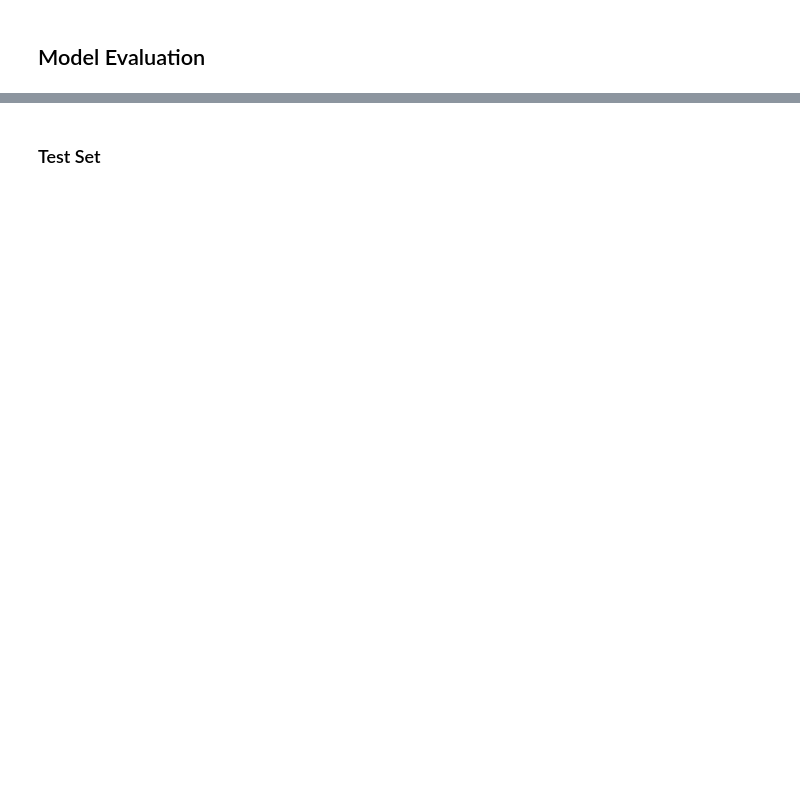
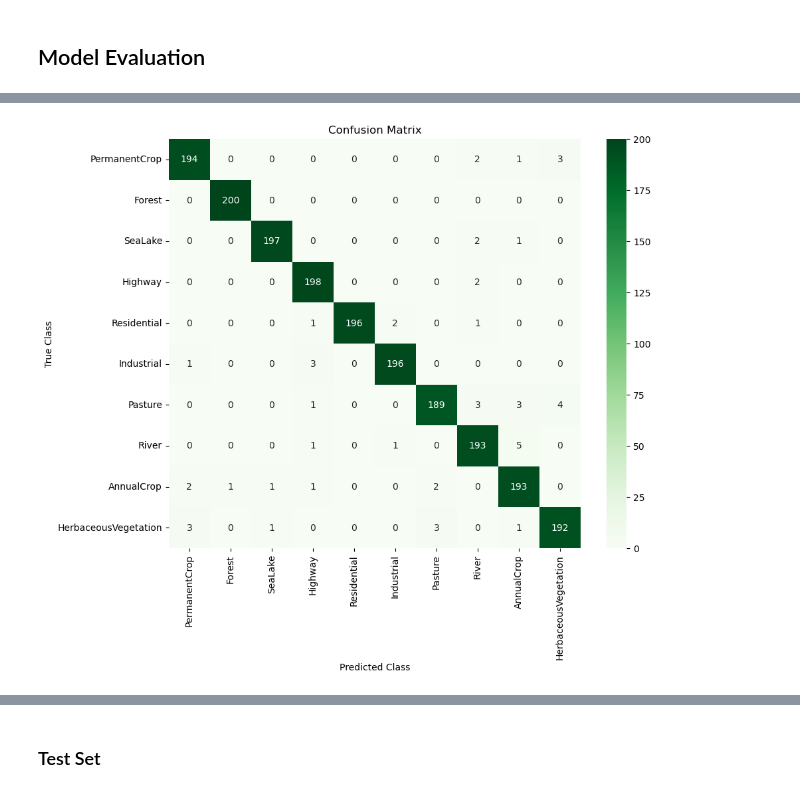
Before and after one commit to Convidium/cnn_image_classifier, a Jupyter notebook: k12456319.ipynb, the cells around one changed output, grey strips where cells are left out. Cells and saved outputs as stored; diff of their text form; code cells hidden in the pictures; blank space fills up the shorter version.

Commit message:
Acheved my best training results

```diff
--- a/k12456319.ipynb
+++ b/k12456319.ipynb
@@ -462,4 +480,45 @@ Text(0.5, 1.0, 'Accuracy improvement over time')
 # %%
 # your code goes here (plot_confusion_matrix)
+import seaborn as sns
+from sklearn.metrics import confusion_matrix
+
+model.load_state_dict(torch.load("assets/weights/best_model.pth"))
+model.eval()
+predictions = []
+true_labels = []
+
+with torch.no_grad():
+    for features, labels in val_dataloader:
+        features = features.to(device)
+        outputs = model(features)
+        preds = torch.argmax(outputs, dim=1)
+
+        predictions.extend(preds.cpu().numpy())
+        true_labels.extend(labels.numpy())
+
+index_to_class_name = {}
+
+for class_name, class_index in label_dict.items():
+    index_to_class_name[class_index] = class_name
+
+class_names = []
+for i in range(10):
+    name = index_to_class_name[i]
+    class_names.append(name)
+
+val_confusion_matrix = confusion_matrix(true_labels, predictions)
+
+plt.figure(figsize=(10, 8))
+sns.heatmap(val_confusion_matrix, annot=True, fmt='d', cmap='Greens',
+                xticklabels=class_names, yticklabels=class_names)
+plt.title('Confusion Matrix')
+plt.ylabel('True Class')
+plt.xlabel('Predicted Class')
+
+os.makedirs("assets/plots", exist_ok=True)
+plt.savefig("assets/plots/confusion_matrix.png")
+plt.show()
+# %% [output]
+[figure, added]
 # %%
 # your code goes here (plot_misclassified_samples)
```
Also changed, not shown: parts of 10 cells of this notebook, 9 other files.
